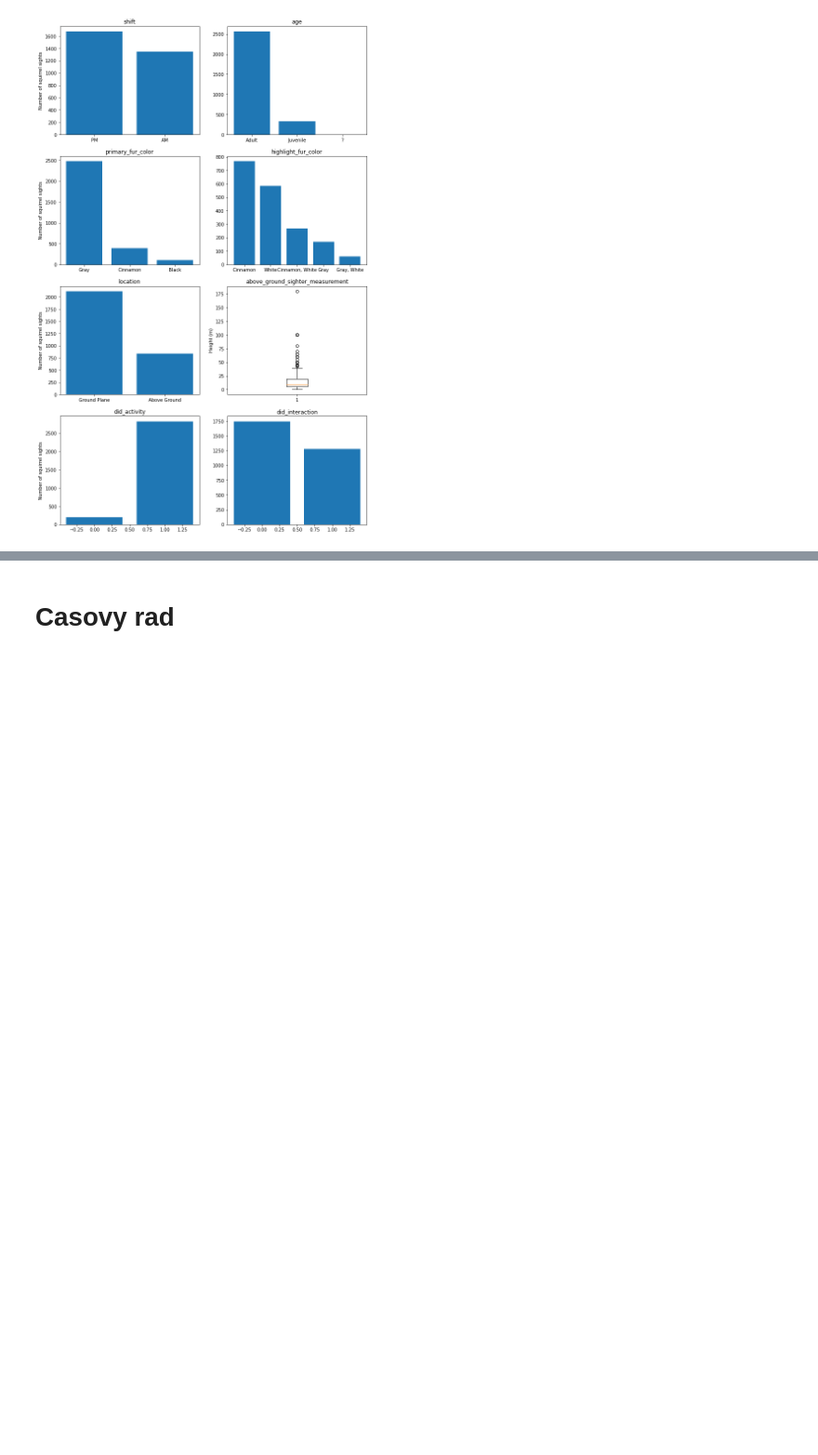
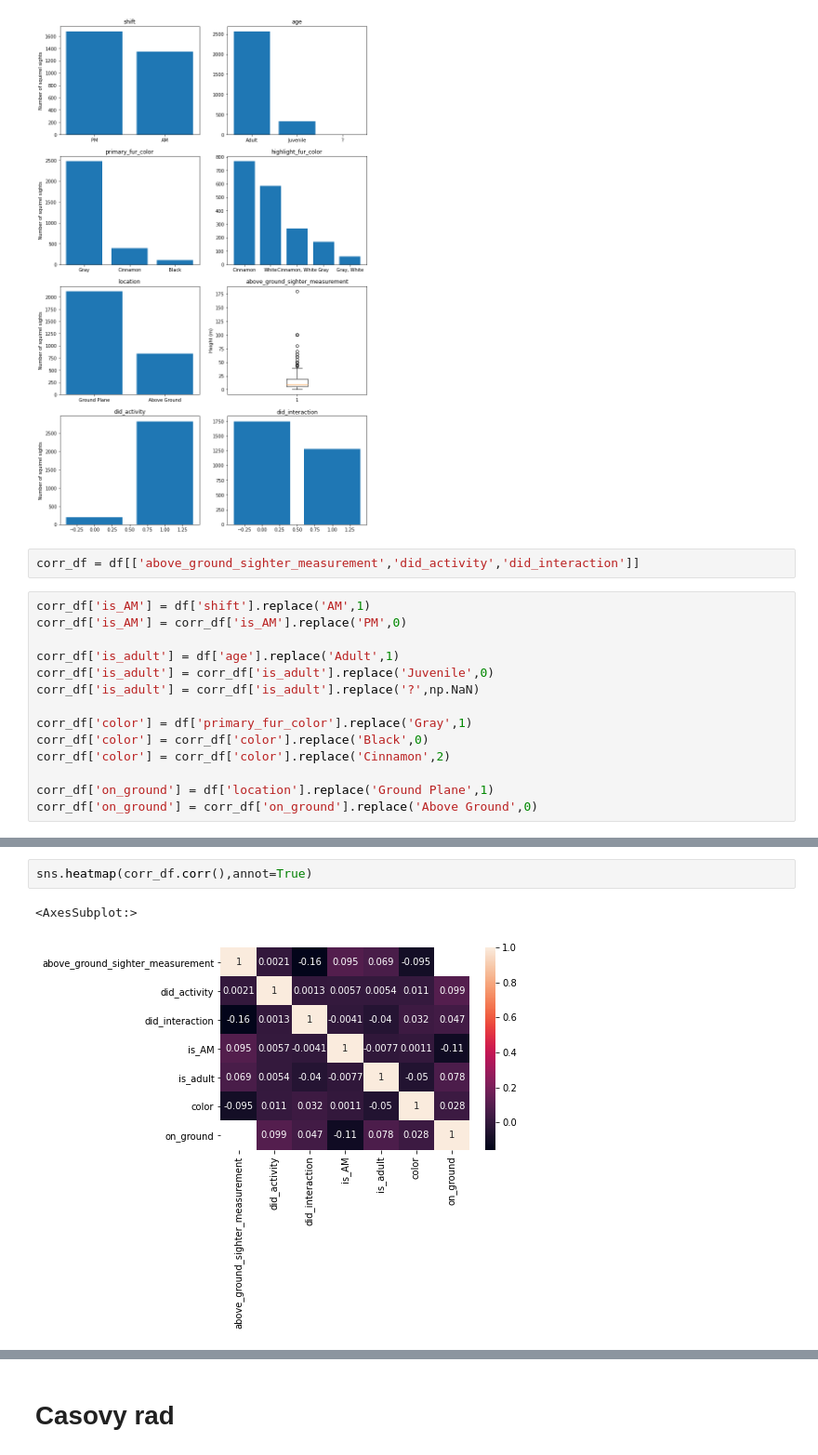
Before and after one commit to TheKompot/MAD, a Jupyter notebook: EDA.ipynb, the cells around one changed output, grey strips where cells are left out. Shown: that part at 93% size. Drawn from its saved outputs; the diff is of its cells as text; blank space fills up the shorter version.

```diff
--- a/EDA.ipynb
+++ b/EDA.ipynb
@@ -130,3 +131,19 @@ for i in range(4):
 plt.show()
 # %% [output]
 [figure]
+# %%
+corr_df = df[['above_ground_sighter_measurement','did_activity','did_interaction']]
+# %%
+corr_df['is_AM'] = df['shift'].replace('AM',1)
+corr_df['is_AM'] = corr_df['is_AM'].replace('PM',0)
+
+corr_df['is_adult'] = df['age'].replace('Adult',1)
+corr_df['is_adult'] = corr_df['is_adult'].replace('Juvenile',0)
+corr_df['is_adult'] = corr_df['is_adult'].replace('?',np.NaN)
+
+corr_df['color'] = df['primary_fur_color'].replace('Gray',1)
+corr_df['color'] = corr_df['color'].replace('Black',0)
+corr_df['color'] = corr_df['color'].replace('Cinnamon',2)
+
+corr_df['on_ground'] = df['location'].replace('Ground Plane',1)
+corr_df['on_ground'] = corr_df['on_ground'].replace('Above Ground',0)
@@ -133,3 +168,8 @@ plt.show()
+# %%
+sns.heatmap(corr_df.corr(),annot=True)
+# %% [output]
+<AxesSubplot:>
+[figure, added]
 # %% [markdown]
 ## Zaver
 * 5 vevericiek bolo patrenych viac krat
```
Also changed, not shown: parts of 31 cells of this notebook.
